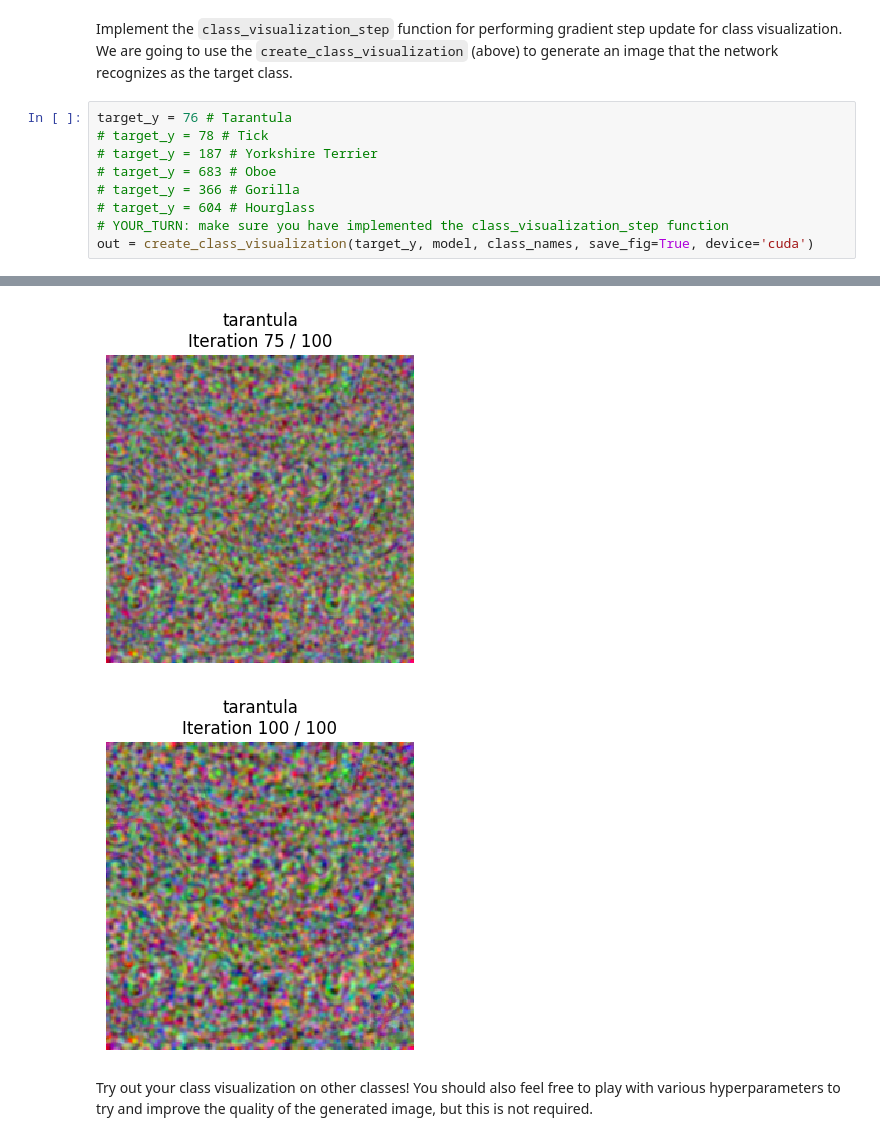
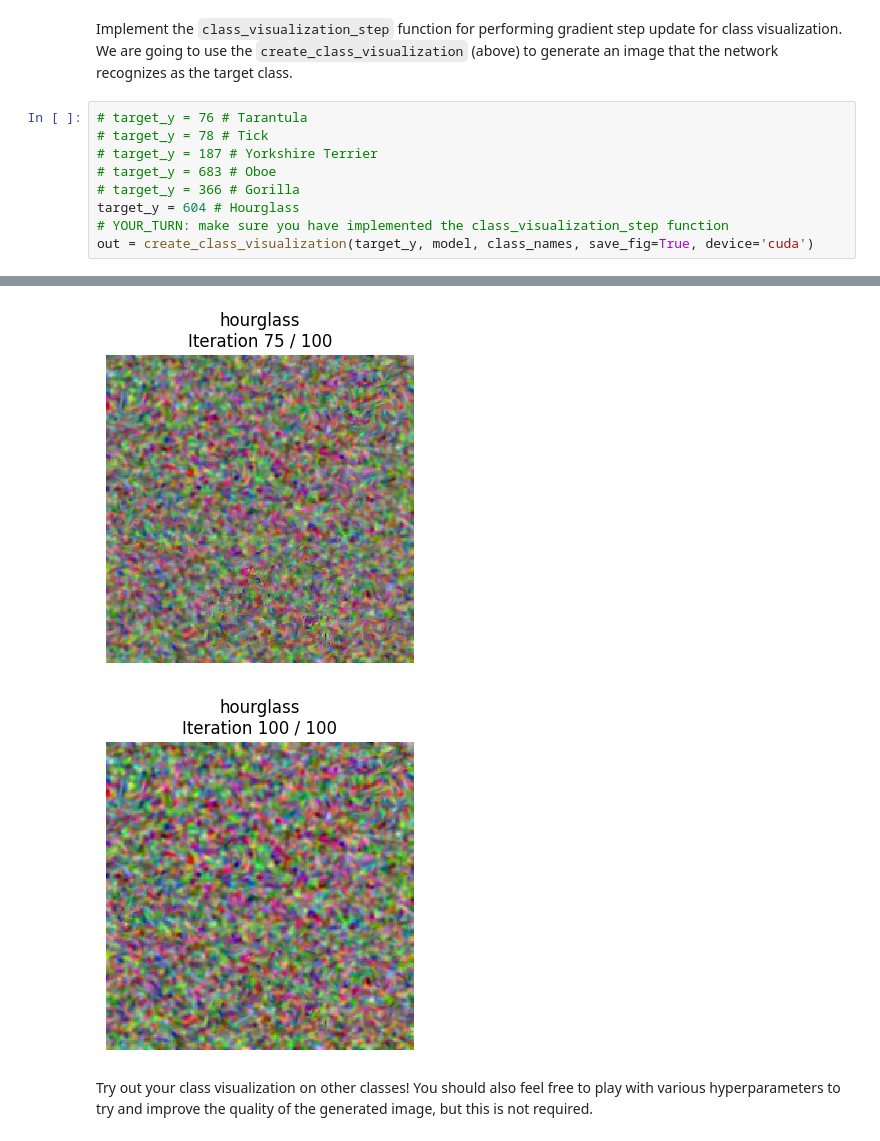
Before and after one commit to clb2001/open-cs-curriculum, a Jupyter notebook: A4/network_visualization.ipynb, the cells around one changed output, grey strips where cells are left out. Drawn from its saved outputs; the diff is of its cells as text.

```diff
--- a/A4/network_visualization.ipynb
+++ b/A4/network_visualization.ipynb
@@ -376,12 +376,12 @@ def create_class_visualization(target_y, model, class_names, device='cpu', save_
 # %% [markdown]
 Implement the `class_visualization_step` function for performing gradient step update for class visualization. We are going to use the `create_class_visualization` (above) to generate an image that the network recognizes as the target class.
 # %%
-target_y = 76 # Tarantula
+# target_y = 76 # Tarantula
 # target_y = 78 # Tick
 # target_y = 187 # Yorkshire Terrier
 # target_y = 683 # Oboe
 # target_y = 366 # Gorilla
-# target_y = 604 # Hourglass
+target_y = 604 # Hourglass
 # YOUR_TURN: make sure you have implemented the class_visualization_step function
 out = create_class_visualization(target_y, model, class_names, save_fig=True, device='cuda')
 # %% [output]
@@ -391,5 +391,5 @@ out = create_class_visualization(target_y, model, class_names, save_fig=True, de
-[figure, old version]
+[figure, new version]
-[figure, old version]
+[figure, new version]
 # %% [markdown]
 Try out your class visualization on other classes! You should also feel free to play with various hyperparameters to try and improve the quality of the generated image, but this is not required.
 # %%
```
Also changed, not shown: parts of 2 cells of this notebook, 8 other files.
